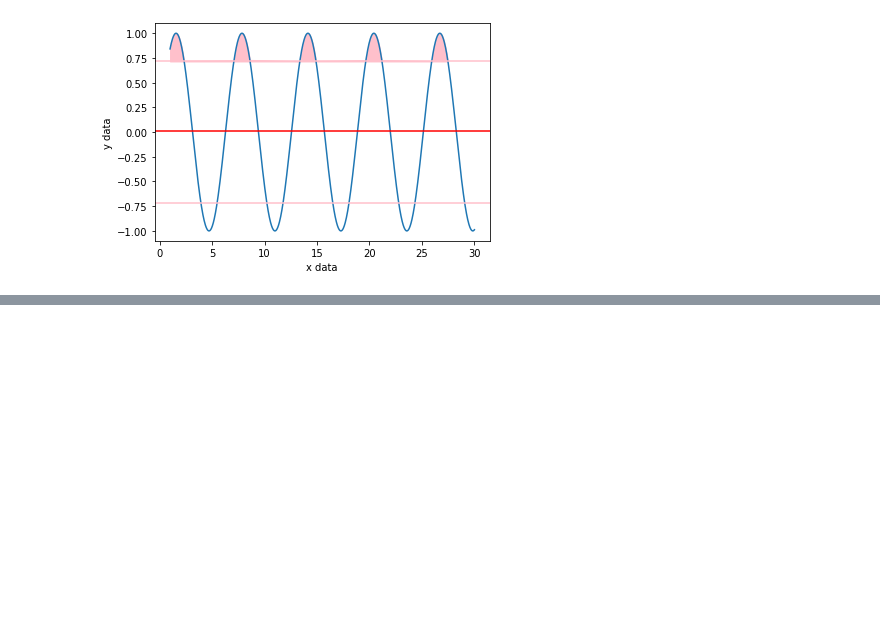
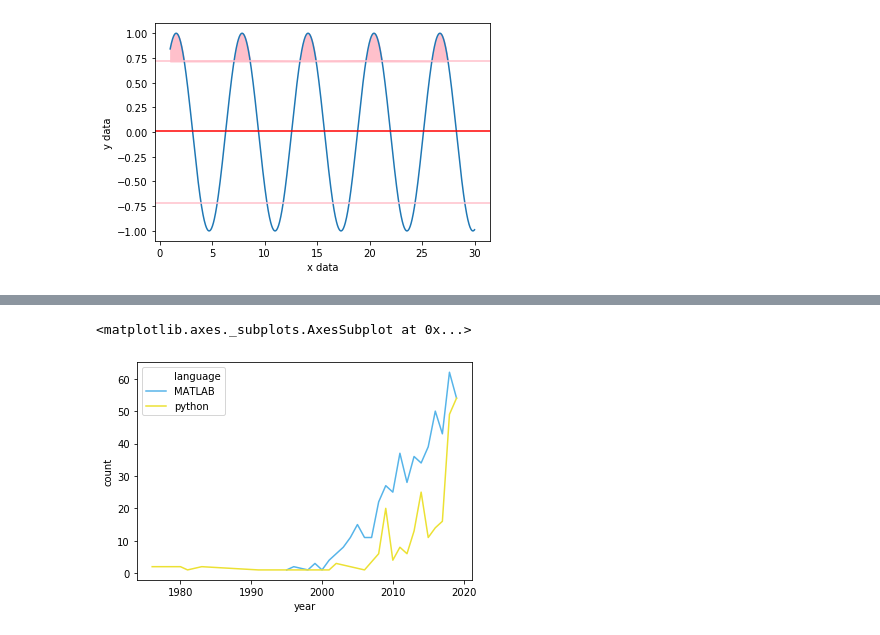
Before and after one commit to danieljdenman/nrsc7610, a Jupyter notebook: NRSC7601_Intro.ipynb, the cells around one changed output, grey strips where cells are left out. Cells and saved outputs as stored; diff of their text form; code cells hidden in the pictures; blank space fills up the shorter version.

```diff
--- a/NRSC7601_Intro.ipynb
+++ b/NRSC7601_Intro.ipynb
@@ -150,0 +257,6 @@ Text(0, 0.5, 'y data')
+# %%
+sns.set_palette(sns.color_palette('colorblind')[::-1])
+sns.lineplot(data=df,x='year',y='count',hue='language',hue_order=['MATLAB','python'])
+# %% [output]
+<matplotlib.axes._subplots.AxesSubplot at 0x...>
+[figure, added]
```
Also changed, not shown: parts of 38 cells of this notebook, 4 other files.
